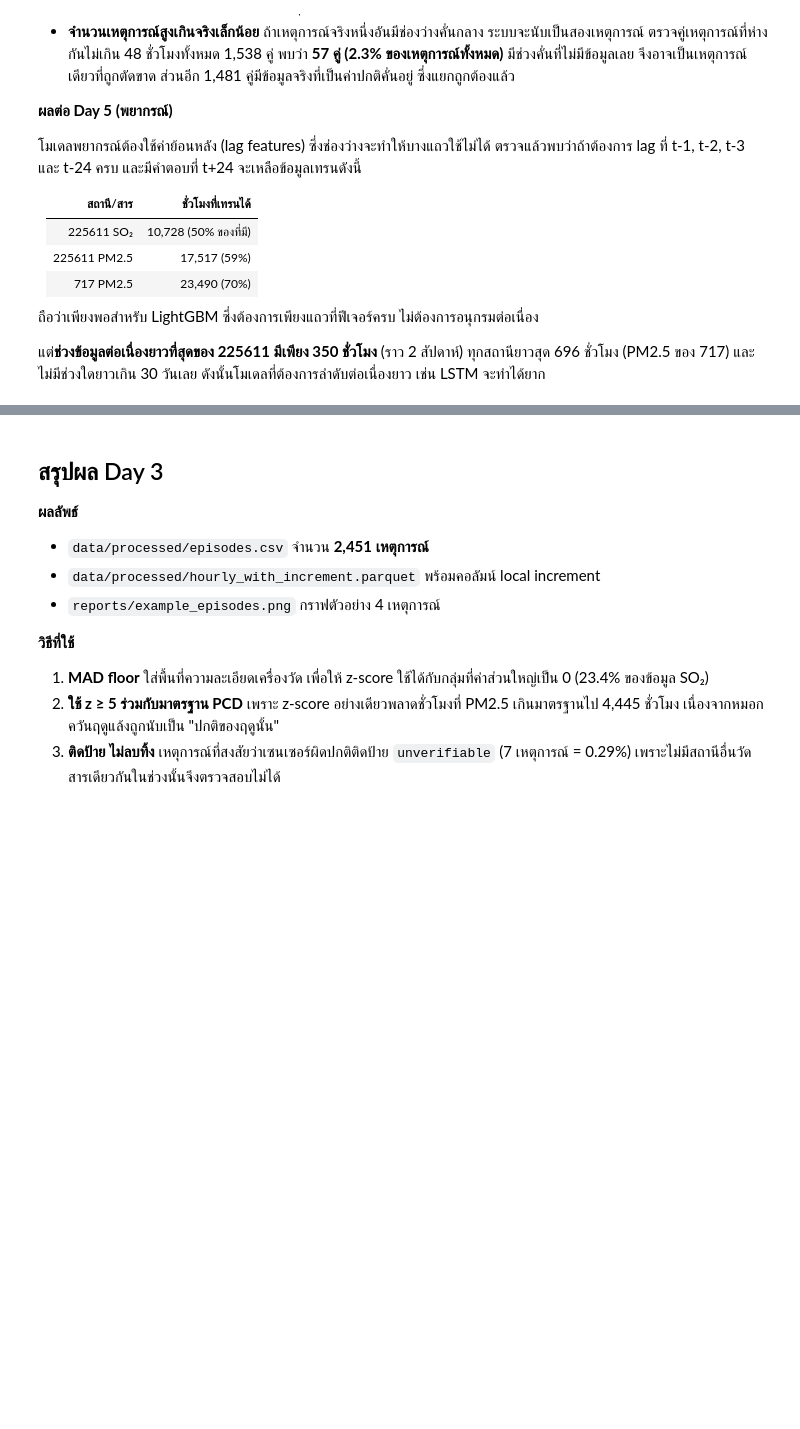
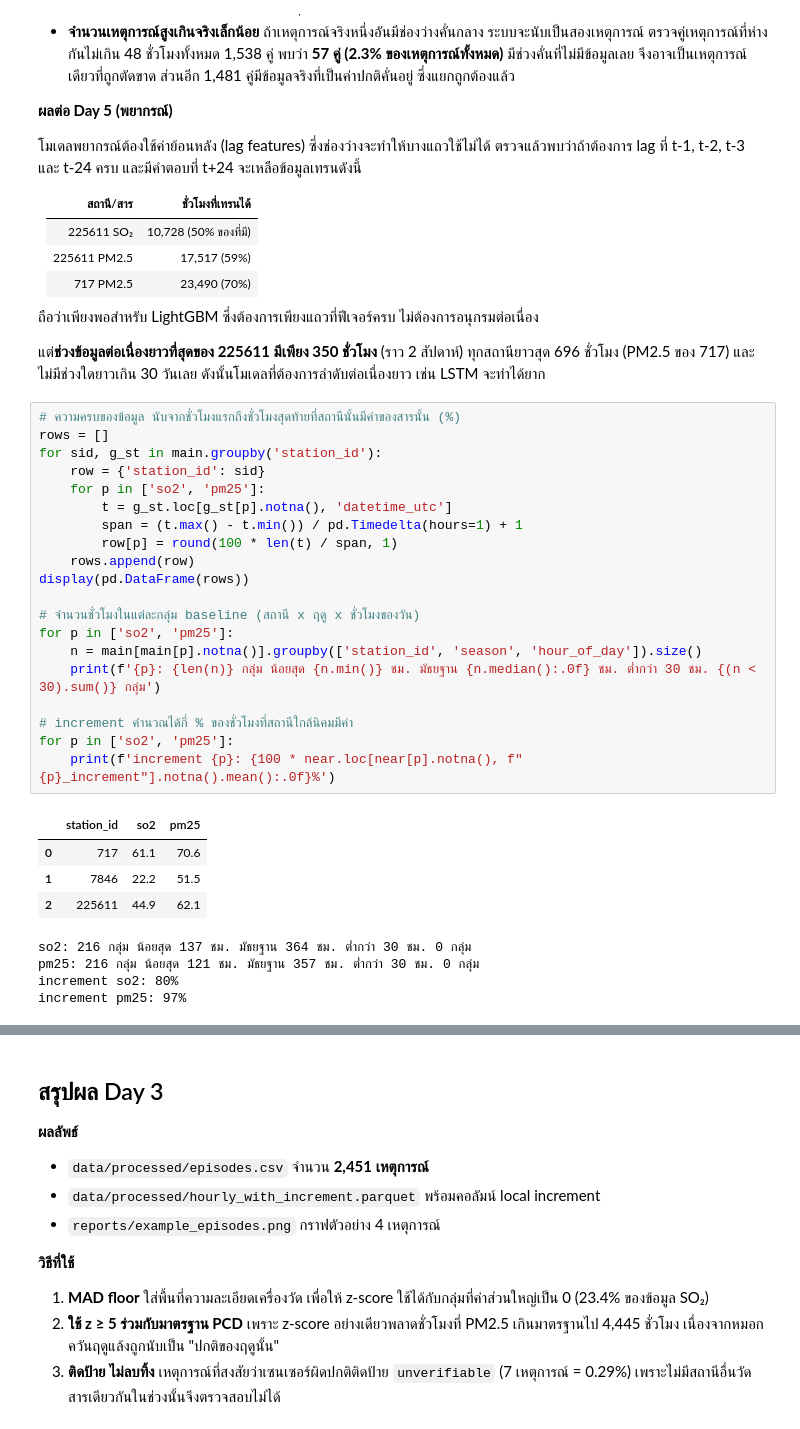
Before and after one commit to Rmnlin/maptaphut-air-quality, a Jupyter notebook: notebooks/03_episodes.ipynb, the cells around one changed output, grey strips where cells are left out. Drawn from its saved outputs; the diff is of its cells as text; blank space fills up the shorter version.

```diff
--- a/notebooks/03_episodes.ipynb
+++ b/notebooks/03_episodes.ipynb
@@ -562,3 +598,32 @@ for c in CASES:
 ถือว่าเพียงพอสำหรับ LightGBM ซึ่งต้องการเพียงแถวที่ฟีเจอร์ครบ ไม่ต้องการอนุกรมต่อเนื่อง
 
 แต่**ช่วงข้อมูลต่อเนื่องยาวที่สุดของ 225611 มีเพียง 350 ชั่วโมง** (ราว 2 สัปดาห์) ทุกสถานียาวสุด 696 ชั่วโมง (PM2.5 ของ 717) และไม่มีช่วงใดยาวเกิน 30 วันเลย ดังนั้นโมเดลที่ต้องการลำดับต่อเนื่องยาว เช่น LSTM จะทำได้ยาก
+# %%
+# ความครบของข้อมูล นับจากชั่วโมงแรกถึงชั่วโมงสุดท้ายที่สถานีนั้นมีค่าของสารนั้น (%)
+rows = []
+for sid, g_st in main.groupby('station_id'):
+    row = {'station_id': sid}
+    for p in ['so2', 'pm25']:
+        t = g_st.loc[g_st[p].notna(), 'datetime_utc']
+        span = (t.max() - t.min()) / pd.Timedelta(hours=1) + 1
+        row[p] = round(100 * len(t) / span, 1)
+    rows.append(row)
+display(pd.DataFrame(rows))
+
+# จำนวนชั่วโมงในแต่ละกลุ่ม baseline (สถานี x ฤดู x ชั่วโมงของวัน)
+for p in ['so2', 'pm25']:
+    n = main[main[p].notna()].groupby(['station_id', 'season', 'hour_of_day']).size()
+    print(f'{p}: {len(n)} กลุ่ม น้อยสุด {n.min()} ชม. มัธยฐาน {n.median():.0f} ชม. ต่ำกว่า 30 ชม. {(n < 30).sum()} กลุ่ม')
+
+# increment คำนวณได้กี่ % ของชั่วโมงที่สถานีใกล้นิคมมีค่า
+for p in ['so2', 'pm25']:
+    print(f'increment {p}: {100 * near.loc[near[p].notna(), f"{p}_increment"].notna().mean():.0f}%')
+# %% [output]
+|  | station_id | so2 | pm25 |
+| 0 | 717 | 61.1 | 70.6 |
+| 1 | 7846 | 22.2 | 51.5 |
+| 2 | 225611 | 44.9 | 62.1 |
+so2: 216 กลุ่ม น้อยสุด 137 ชม. มัธยฐาน 364 ชม. ต่ำกว่า 30 ชม. 0 กลุ่ม
+pm25: 216 กลุ่ม น้อยสุด 121 ชม. มัธยฐาน 357 ชม. ต่ำกว่า 30 ชม. 0 กลุ่ม
+increment so2: 80%
+increment pm25: 97%
```
Also changed, not shown: parts of 5 cells of this notebook, 1 other file.
